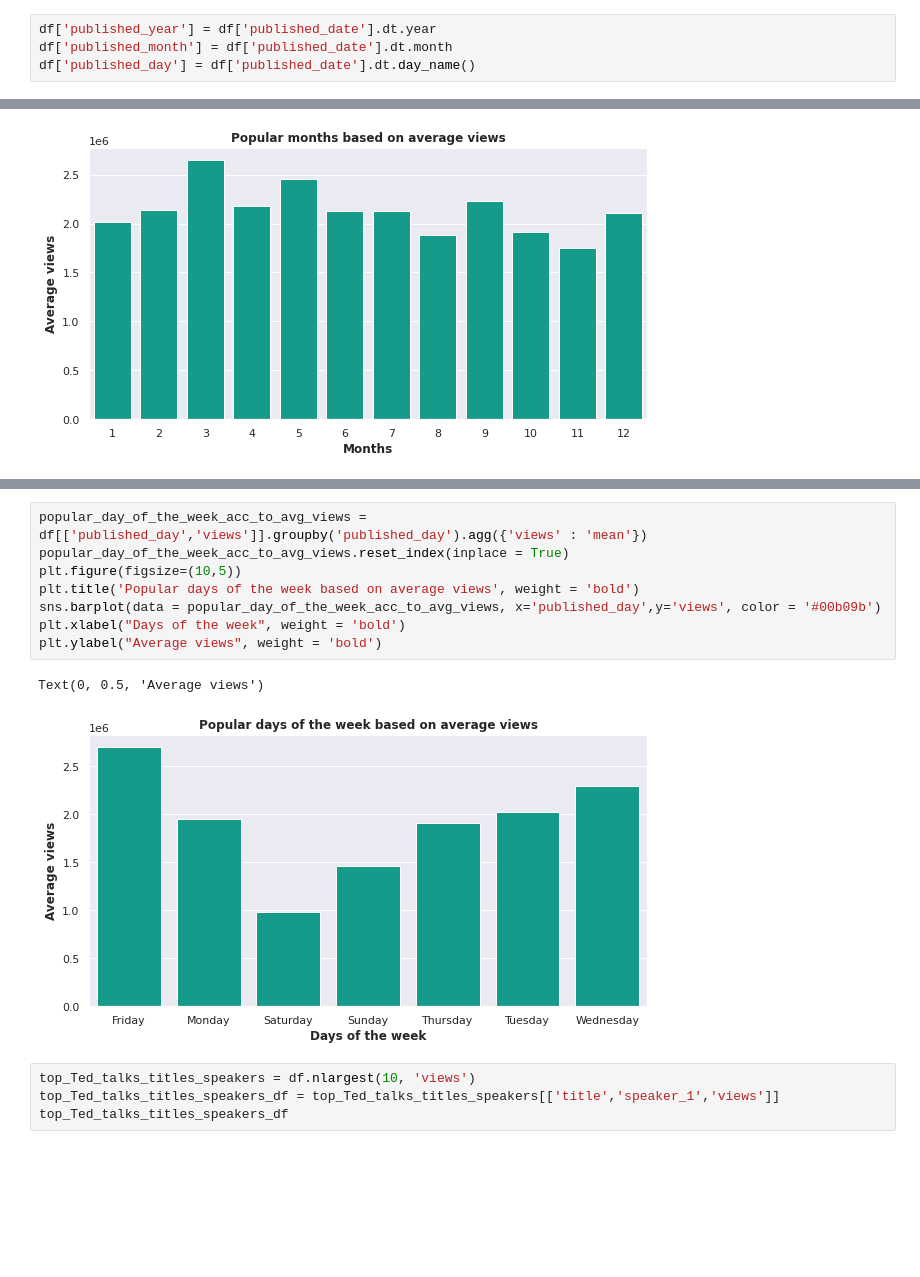
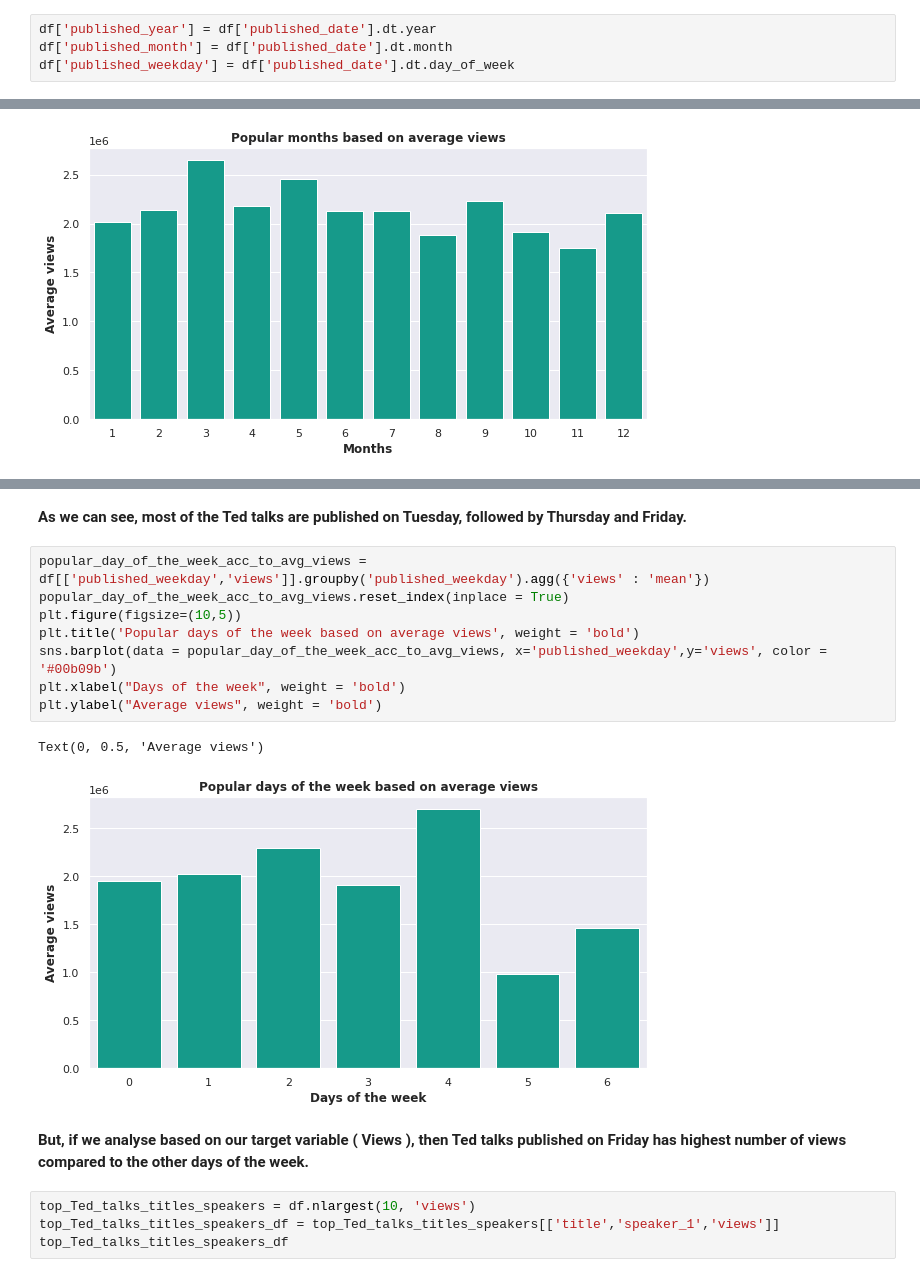
Before and after one commit to sskamalapurkar/Suprvised_ML_Regression_capstone_project, a Jupyter notebook: Ted_Talk_Views_Prediction_Sayali_Kamalapurkar.ipynb, the cells around one changed output, grey strips where cells are left out. Drawn from its saved outputs; the diff is of its cells as text; blank space fills up the shorter version.

```diff
--- a/Ted_Talk_Views_Prediction_Sayali_Kamalapurkar.ipynb
+++ b/Ted_Talk_Views_Prediction_Sayali_Kamalapurkar.ipynb
@@ -200,7 +206,7 @@ df['published_date'] = pd.to_datetime(df['published_date'])
 # %%
 df['published_year'] = df['published_date'].dt.year
 df['published_month'] = df['published_date'].dt.month
-df['published_day'] = df['published_date'].dt.day_name()
+df['published_weekday'] = df['published_date'].dt.day_of_week
 # %%
 df.head()
 # %% [output]
@@ -311,14 +329,18 @@ Text(0, 0.5, 'Number of Ted_talks published')
+# %% [markdown]
+**As we can see, most of the Ted talks are published on Tuesday, followed by Thursday and Friday.**
 # %%
-popular_day_of_the_week_acc_to_avg_views = df[['published_day','views']].groupby('published_day').agg({'views' : 'mean'})
+popular_day_of_the_week_acc_to_avg_views = df[['published_weekday','views']].groupby('published_weekday').agg({'views' : 'mean'})
 popular_day_of_the_week_acc_to_avg_views.reset_index(inplace = True)
 plt.figure(figsize=(10,5))
 plt.title('Popular days of the week based on average views', weight = 'bold')
-sns.barplot(data = popular_day_of_the_week_acc_to_avg_views, x='published_day',y='views', color = '#00b09b')
+sns.barplot(data = popular_day_of_the_week_acc_to_avg_views, x='published_weekday',y='views', color = '#00b09b')
 plt.xlabel("Days of the week", weight = 'bold')
 plt.ylabel("Average views", weight = 'bold')
 # %% [output]
 Text(0, 0.5, 'Average views')
-[figure, old version]
+[figure, new version]
+# %% [markdown]
+**But, if we analyse based on our target variable ( Views ), then Ted talks published on Friday has highest number of views compared to the other days of the week.**
 # %%
 top_Ted_talks_titles_speakers = df.nlargest(10, 'views')
 top_Ted_talks_titles_speakers_df = top_Ted_talks_titles_speakers[['title','speaker_1','views']]
```
Also changed, not shown: parts of 122 cells of this notebook.
